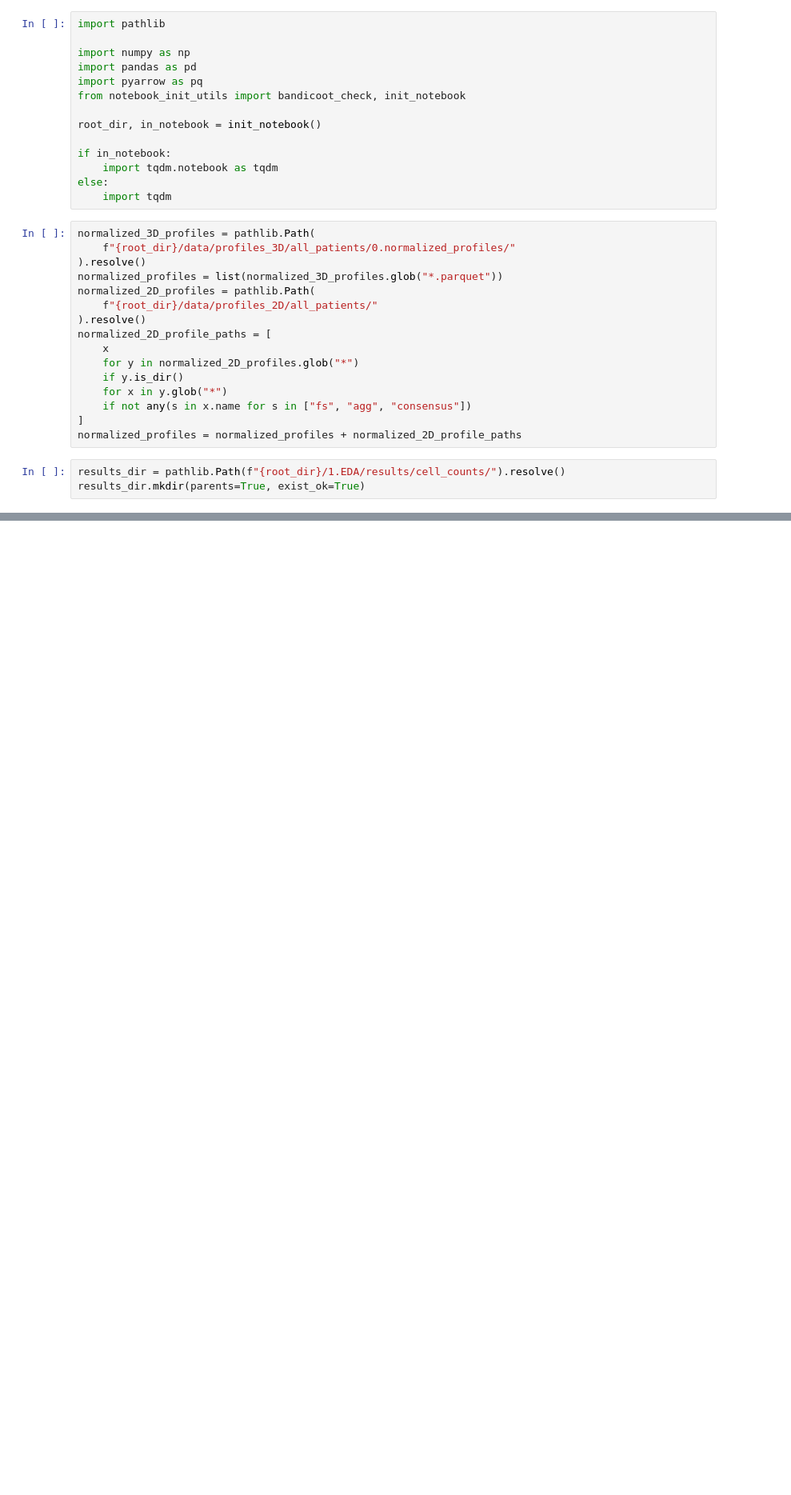
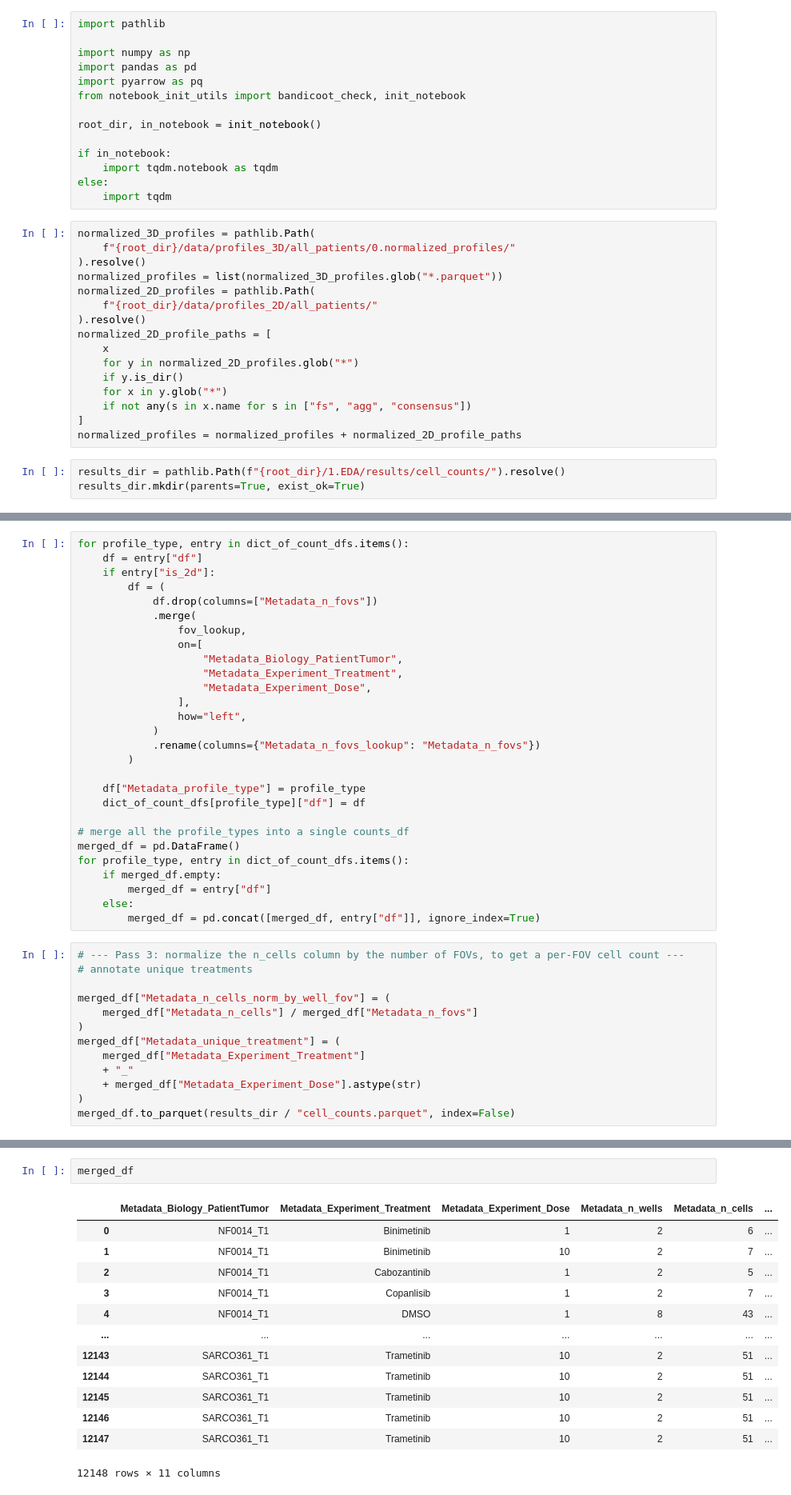
Before and after one commit to MikeLippincott/NF1_organoid_profile_analysis, a Jupyter notebook: 1.EDA/notebooks/generate_cell_counts.ipynb, the cells around one changed output, grey strips where cells are left out. Shown at 80% size. Saved outputs shown, nothing was run; the diff lists cells and outputs as text; blank space fills up the shorter version.

```diff
--- a/1.EDA/notebooks/generate_cell_counts.ipynb
+++ b/1.EDA/notebooks/generate_cell_counts.ipynb
@@ -166,0 +111,41 @@ for profile_type, entry in dict_of_count_dfs.items():
+# %%
+for profile_type, entry in dict_of_count_dfs.items():
+    df = entry["df"]
+    if entry["is_2d"]:
+        df = (
+            df.drop(columns=["Metadata_n_fovs"])
+            .merge(
+                fov_lookup,
+                on=[
+                    "Metadata_Biology_PatientTumor",
+                    "Metadata_Experiment_Treatment",
+                    "Metadata_Experiment_Dose",
+                ],
+                how="left",
+            )
+            .rename(columns={"Metadata_n_fovs_lookup": "Metadata_n_fovs"})
+        )
+
+    df["Metadata_profile_type"] = profile_type
+    dict_of_count_dfs[profile_type]["df"] = df
+
+# merge all the profile_types into a single counts_df
+merged_df = pd.DataFrame()
+for profile_type, entry in dict_of_count_dfs.items():
+    if merged_df.empty:
+        merged_df = entry["df"]
+    else:
+        merged_df = pd.concat([merged_df, entry["df"]], ignore_index=True)
+# %%
+# --- Pass 3: normalize the n_cells column by the number of FOVs, to get a per-FOV cell count ---
+# annotate unique treatments
+
+merged_df["Metadata_n_cells_norm_by_well_fov"] = (
+    merged_df["Metadata_n_cells"] / merged_df["Metadata_n_fovs"]
+)
+merged_df["Metadata_unique_treatment"] = (
+    merged_df["Metadata_Experiment_Treatment"]
+    + "_"
+    + merged_df["Metadata_Experiment_Dose"].astype(str)
+)
+merged_df.to_parquet(results_dir / "cell_counts.parquet", index=False)
@@ -166,0 +161,16 @@ for profile_type, entry in dict_of_count_dfs.items():
+# %%
+merged_df
+# %% [output]
+|  | Metadata_Biology_PatientTumor | Metadata_Experiment_Treatment | Metadata_Experiment_Dose | Metadata_n_wells | Metadata_n_cells | ... |
+| 0 | NF0014_T1 | Binimetinib | 1 | 2 | 6 | ... |
+| 1 | NF0014_T1 | Binimetinib | 10 | 2 | 7 | ... |
+| 2 | NF0014_T1 | Cabozantinib | 1 | 2 | 5 | ... |
+| 3 | NF0014_T1 | Copanlisib | 1 | 2 | 7 | ... |
+| 4 | NF0014_T1 | DMSO | 1 | 8 | 43 | ... |
+| ... | ... | ... | ... | ... | ... | ... |
+| 12143 | SARCO361_T1 | Trametinib | 10 | 2 | 51 | ... |
+| 12144 | SARCO361_T1 | Trametinib | 10 | 2 | 51 | ... |
+| 12145 | SARCO361_T1 | Trametinib | 10 | 2 | 51 | ... |
+| 12146 | SARCO361_T1 | Trametinib | 10 | 2 | 51 | ... |
+| 12147 | SARCO361_T1 | Trametinib | 10 | 2 | 51 | ... |
+12148 rows × 11 columns
```
Also changed, not shown: parts of 2 cells of this notebook, 17 other files.
